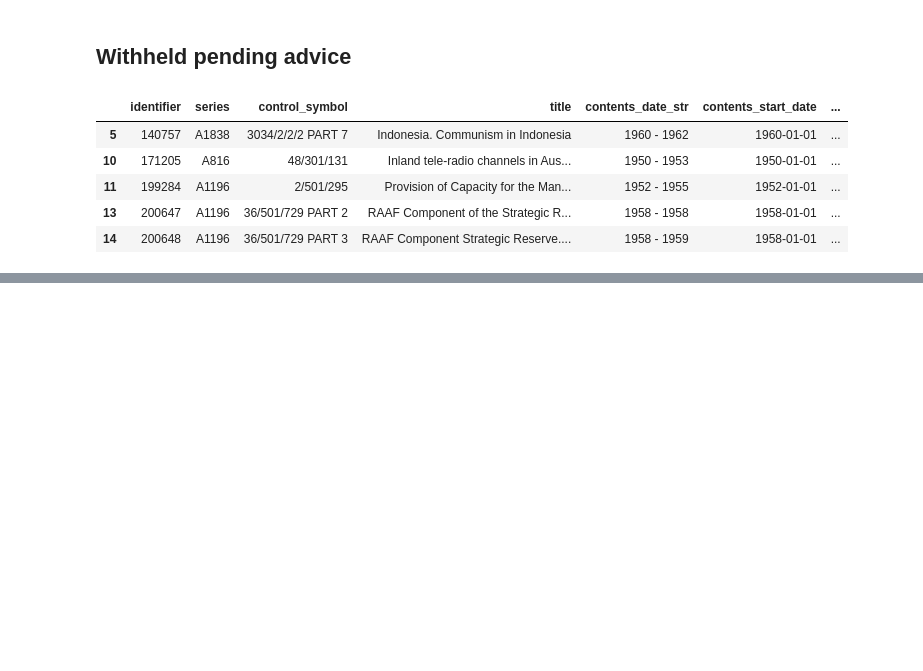
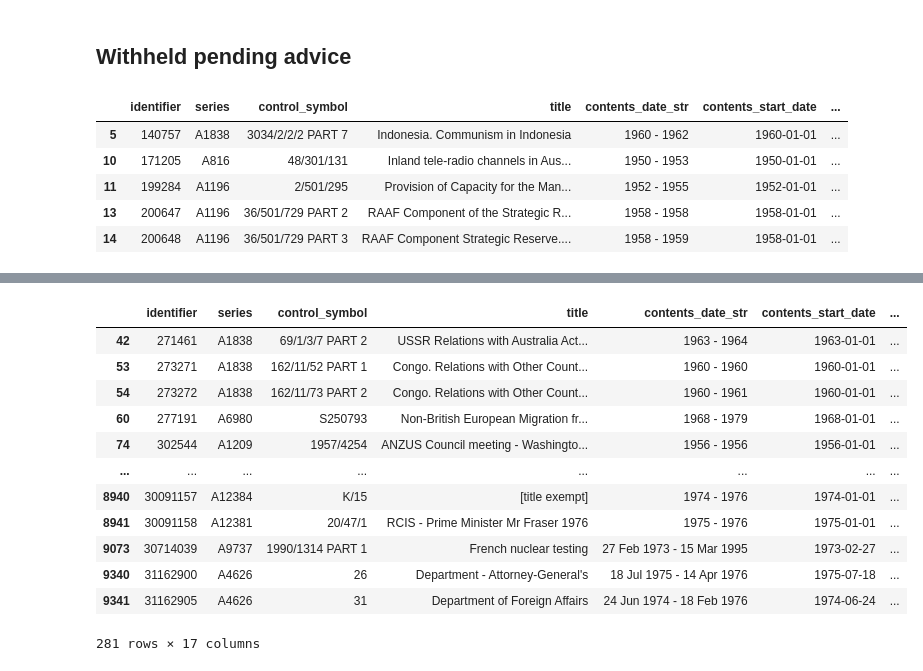
Before and after one commit to GLAM-Workbench/recordsearch, a Jupyter notebook: closed-files-2020-analysis.ipynb, the cells around one changed output, grey strips where cells are left out. Drawn from its saved outputs; the diff is of its cells as text; code cells hidden in the pictures; blank space fills up the shorter version.

```diff
--- a/closed-files-2020-analysis.ipynb
+++ b/closed-files-2020-analysis.ipynb
@@ -217,5 +222,7 @@ Now we can see that the distribution of reasons varies considerably across serie
 You would think that the sensitivity of material in closed files diminishes over time. However, there's no automatic re-assessment or time limit on 'closed' files. They stay closed until someone asks for them to be re-examined. That means that some of these files can be quite old. How old? We can use the contents end date to explore this.
 # %%
 # Normalise contents end values as end of year
-df2020['contents_end_year'] = df2020['contents_end_date'].apply(lambda x: datetime.datetime(x.year, 12, 31))
+df2020["contents_end_year"] = df2020["contents_end_date"].apply(
+    lambda x: datetime.datetime(x.year, 12, 31)
+)
 # %%
@@ -237,5 +241,7 @@ alt.Chart(date_counts.loc[date_counts['end_date'] > '1890-12-31']).mark_bar().en
 # %% [output]
 [interactive output not drawn]
 # %%
-df2020['years_old'] = df2020['contents_end_year'].apply(lambda x: round((datetime.datetime.now() - x).days / 365))
+df2020["years_old"] = df2020["contents_end_year"].apply(
+    lambda x: round((datetime.datetime.now() - x).days / 365)
+)
 # %%
@@ -334,3 +338,7 @@ alt.Chart(series_counts_wh[:50]).mark_bar().encode(
 )
 # %% [output]
 [interactive output not drawn]
+# %%
+dfwh["wait_days"] = dfwh["access_decision_date"].apply(
+    lambda x: round((datetime.datetime.now() - x).days)
+)
@@ -336,0 +351,4 @@ alt.Chart(series_counts_wh[:50]).mark_bar().encode(
+# %%
+dfwh["wait_years"] = dfwh["access_decision_date"].apply(
+    lambda x: round((datetime.datetime.now() - x).days / 365)
+)
@@ -336,0 +381,16 @@ alt.Chart(series_counts_wh[:50]).mark_bar().encode(
+# %%
+dfwh.loc[dfwh["wait_years"] > 10]
+# %% [output]
+|  | identifier | series | control_symbol | title | contents_date_str | contents_start_date | ... |
+| 42 | 271461 | A1838 | 69/1/3/7 PART 2 | USSR Relations with Australia Act... | 1963 - 1964 | 1963-01-01 | ... |
+| 53 | 273271 | A1838 | 162/11/52 PART 1 | Congo. Relations with Other Count... | 1960 - 1960 | 1960-01-01 | ... |
+| 54 | 273272 | A1838 | 162/11/73 PART 2 | Congo. Relations with Other Count... | 1960 - 1961 | 1960-01-01 | ... |
+| 60 | 277191 | A6980 | S250793 | Non-British European Migration fr... | 1968 - 1979 | 1968-01-01 | ... |
+| 74 | 302544 | A1209 | 1957/4254 | ANZUS Council meeting - Washingto... | 1956 - 1956 | 1956-01-01 | ... |
+| ... | ... | ... | ... | ... | ... | ... | ... |
+| 8940 | 30091157 | A12384 | K/15 | [title exempt] | 1974 - 1976 | 1974-01-01 | ... |
+| 8941 | 30091158 | A12381 | 20/47/1 | RCIS - Prime Minister Mr Fraser 1976 | 1975 - 1976 | 1975-01-01 | ... |
+| 9073 | 30714039 | A9737 | 1990/1314 PART 1 | French nuclear testing | 27 Feb 1973 - 15 Mar 1995 | 1973-02-27 | ... |
+| 9340 | 31162900 | A4626 | 26 | Department - Attorney-General's | 18 Jul 1975 - 14 Apr 1976 | 1975-07-18 | ... |
+| 9341 | 31162905 | A4626 | 31 | Department of Foreign Affairs | 24 Jun 1974 - 18 Feb 1976 | 1974-06-24 | ... |
+281 rows × 17 columns
```
Also changed, not shown: parts of 39 cells of this notebook, 37 other files.
